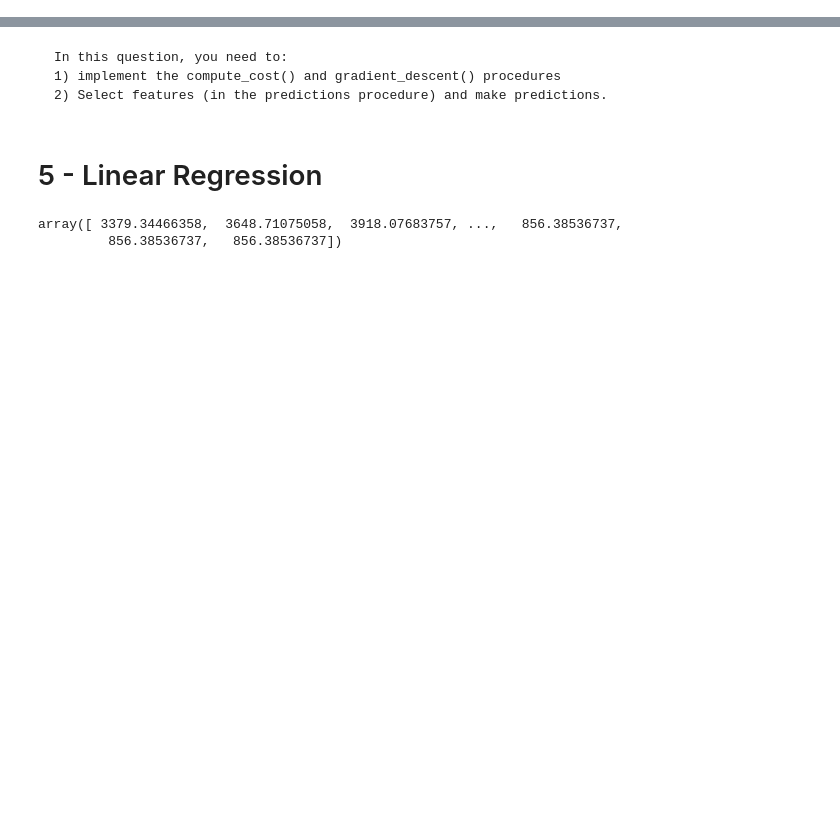
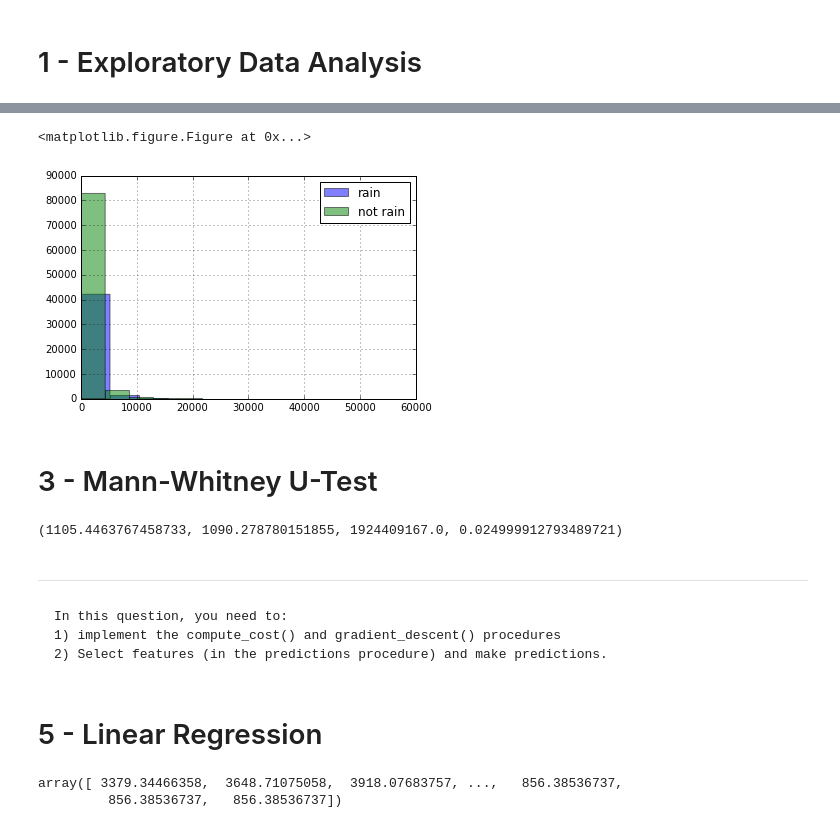
Before and after one commit to Lee-W/Inro_to_Data_Science_Udacity, a Jupyter notebook: Lesson 3 - Data Analysis/Data Analysis.ipynb, the cells around one changed output, grey strips where cells are left out. Drawn from its saved outputs; the diff is of its cells as text; code cells hidden in the pictures; blank space fills up the shorter version.

````diff
--- a/Lesson 3 - Data Analysis/5 - Linear Regression (6, 7, 8).ipynb
+++ b/Lesson 3 - Data Analysis/Data Analysis.ipynb
@@ -7,4 +8,45 @@ import matplotlib.pyplot as plt
 from ggplot import *
 # %%
 filename = 'input_data/turnstile_data_master_with_weather.csv'
-weather_data_df = pd.read_csv(filename)
+df = pd.read_csv(filename)
+# %% [markdown]
+# 1 - Exploratory Data Analysis
+# %%
+def entries_histogram(turnstile_weather):
+    '''
+    Before we perform any analysis, it might be useful to take a
+    look at the data we're hoping to analyze. More specifically, let's
+    examine the hourly entries in our NYC subway data and determine what
+    distribution the data follows. This data is stored in a dataframe
+    called turnstile_weather under the ['ENTRIESn_hourly'] column.
+
+    Let's plot two histograms on the same axes to show hourly
+    entries when raining vs. when not raining. Here's an example on how
+    to plot histograms with pandas and matplotlib:
+    turnstile_weather['column_to_graph'].hist()
+
+    Your histogram may look similar to bar graph in the instructor notes below.
+
+    You can read a bit about using matplotlib and pandas to plot histograms here:
+    http://pandas.pydata.org/pandas-docs/stable/visualization.html#histograms
+
+    You can see the information contained within the turnstile weather data here:
+    https://www.dropbox.com/s/meyki2wl9xfa7yk/turnstile_data_master_with_weather.csv
+    '''
+
+    plt.figure()
+    rain_weather = turnstile_weather[turnstile_weather['rain'] == 1]
+    not_rain_weather = turnstile_weather[turnstile_weather['rain'] == 0]
+
+    df = pd.DataFrame({'rain': rain_weather['ENTRIESn_hourly'], 'not rain': not_rain_weather['ENTRIESn_hourly']},
+                      columns=['rain', 'not rain'])
+
+    plt.figure()
+    df['rain'].hist(alpha=0.5, label=['rain'])
+    df['not rain'].hist(alpha=0.5, label=['not rain'])
+    plt.legend()
+
+    return plt
+# %%
+entries_histogram(df)
+# %% [output]
@@ -10,0 +54,4 @@ weather_data_df = pd.read_csv(filename)
+<matplotlib.figure.Figure at 0x...>
+[figure, added]
+# %% [markdown]
+# 3 - Mann-Whitney U-Test
@@ -11,4 +93,9 @@ weather_data_df = pd.read_csv(filename)
+# %%
+mann_whitney_plus_means(df)
+# %% [output]
+(1105.4463767458733, 1090.278780151855, 1924409167.0, 0.024999912793489721)
 # %% [markdown]
+---
 ```
 In this question, you need to:
 1) implement the compute_cost() and gradient_descent() procedures
````
Also changed, not shown: parts of 8 cells of this notebook, 2 other files.
